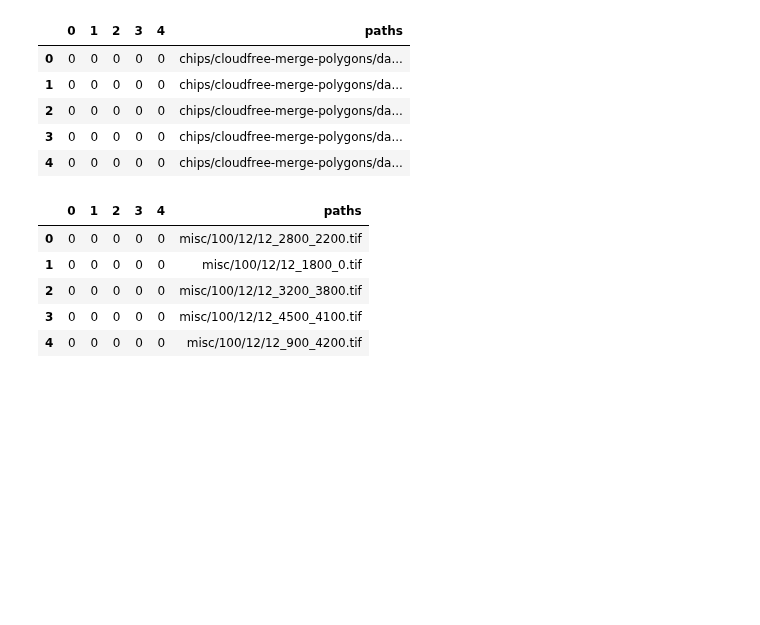
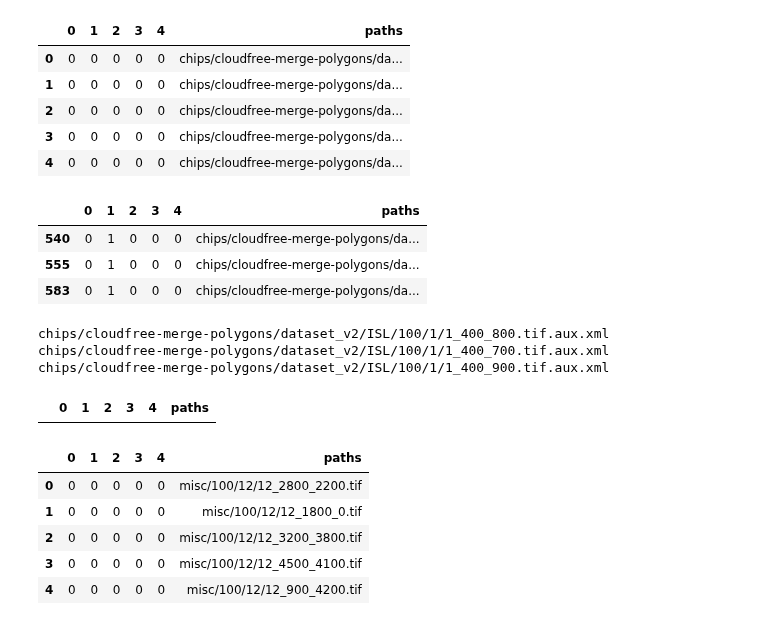
Before and after one commit to Project-Canopy/cb_feature_detection, a Jupyter notebook: data-prep/dataset_changes/train_val_test_split_make_csvs.ipynb, the cells around one changed output. Drawn from its saved outputs; the diff is of its cells as text; code cells hidden in the pictures; blank space fills up the shorter version.

Commit message:
removed xml paths

```diff
--- a/data-prep/dataset_changes/train_val_test_split_make_csvs.ipynb
+++ b/data-prep/dataset_changes/train_val_test_split_make_csvs.ipynb
@@ -501,6 +527,29 @@ val_df.head()
 | 2 | 0 | 0 | 0 | 0 | 0 | chips/cloudfree-merge-polygons/da... |
 | 3 | 0 | 0 | 0 | 0 | 0 | chips/cloudfree-merge-polygons/da... |
 | 4 | 0 | 0 | 0 | 0 | 0 | chips/cloudfree-merge-polygons/da... |
+# %%
+xml_rows = val_df[val_df['paths'].str.contains('xml')]
+
+xml_rows
+# %% [output]
+|  | 0 | 1 | 2 | 3 | 4 | paths |
+| 540 | 0 | 1 | 0 | 0 | 0 | chips/cloudfree-merge-polygons/da... |
+| 555 | 0 | 1 | 0 | 0 | 0 | chips/cloudfree-merge-polygons/da... |
+| 583 | 0 | 1 | 0 | 0 | 0 | chips/cloudfree-merge-polygons/da... |
+# %%
+for path in xml_rows['paths']:
+    print(path)
+# %% [output]
+chips/cloudfree-merge-polygons/dataset_v2/ISL/100/1/1_400_800.tif.aux.xml
+chips/cloudfree-merge-polygons/dataset_v2/ISL/100/1/1_400_700.tif.aux.xml
+chips/cloudfree-merge-polygons/dataset_v2/ISL/100/1/1_400_900.tif.aux.xml
+# %%
+val_df = val_df.drop(xml_rows.index.tolist())
+val_df = val_df.reset_index(drop=True)
+
+val_df[val_df['paths'].str.contains('xml')]
+# %% [output]
+|  | 0 | 1 | 2 | 3 | 4 | paths |
 # %%
 def change_path(x):
     return '/'.join(x.split('/')[3:])
```
Also changed, not shown: parts of 17 cells of this notebook, 2 other files.
